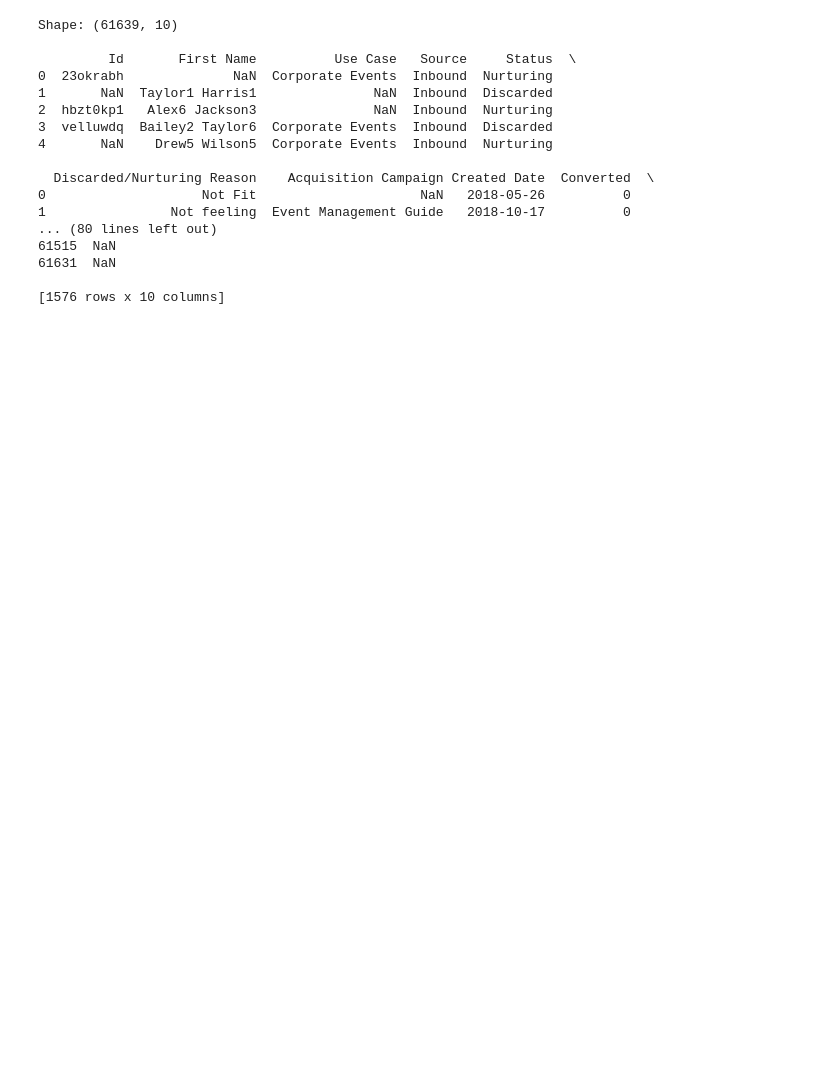
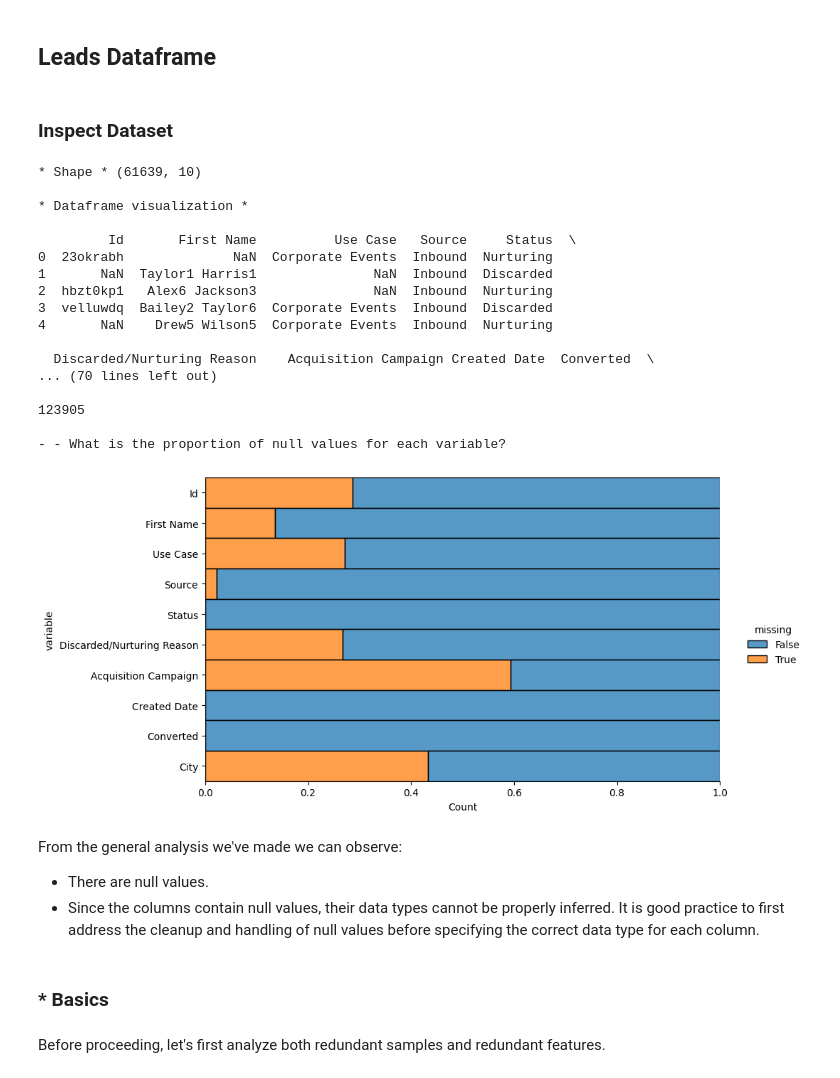
Before and after one commit to carolinajimenez/lead-scoring-model, a Jupyter notebook: notebooks/eda.ipynb, the cells around one changed output. Drawn from its saved outputs; the diff is of its cells as text; code cells hidden in the pictures; blank space fills up the shorter version.

Commit message:
Update DataCleaning - Add new methods + Add figures

```diff
--- a/notebooks/eda.ipynb
+++ b/notebooks/eda.ipynb
@@ -6,25 +10,36 @@ from src.data.data_cleaning import DataCleaning
 # %%
 data_cleaning = DataCleaning(main_path="data/raw")
+# %% [markdown]
+## Leads Dataframe
+# %% [markdown]
+### Inspect Dataset
 # %%
 leads_df = data_cleaning.load_dataset(dataset_path="leads.csv")
 data_cleaning.inspect_dataset(leads_df)
-data_cleaning.identify_columns_with_single_value(leads_df)
-data_cleaning.identify_row_with_duplicate_data(leads_df)
 # %% [output]
-Shape: (61639, 10)
+* Shape * (61639, 10)
+
+* Dataframe visualization *
 
          Id       First Name          Use Case   Source     Status  \
 0  23okrabh              NaN  Corporate Events  Inbound  Nurturing
 1       NaN  Taylor1 Harris1               NaN  Inbound  Discarded
 2  hbzt0kp1   Alex6 Jackson3               NaN  Inbound  Nurturing
 3  velluwdq  Bailey2 Taylor6  Corporate Events  Inbound  Discarded
 4       NaN    Drew5 Wilson5  Corporate Events  Inbound  Nurturing
 
   Discarded/Nurturing Reason    Acquisition Campaign Created Date  Converted  \
-0                    Not Fit                     NaN   2018-05-26          0
-1                Not feeling  Event Management Guide   2018-10-17          0
-... (80 lines left out)
-61515  NaN
-61631  NaN
+... (70 lines left out)
 
-[1576 rows x 10 columns]
+123905
+
+- - What is the proportion of null values for each variable?
+[figure, added]
+# %% [markdown]
+From the general analysis we've made we can observe:
+* There are null values.
+* Since the columns contain null values, their data types cannot be properly inferred. It is good practice to first address the cleanup and handling of null values before specifying the correct data type for each column.
+# %% [markdown]
+### * Basics
+# %% [markdown]
+Before proceeding, let's first analyze both redundant samples and redundant features.
```
Also changed, not shown: parts of 29 cells of this notebook, 2 other files.
